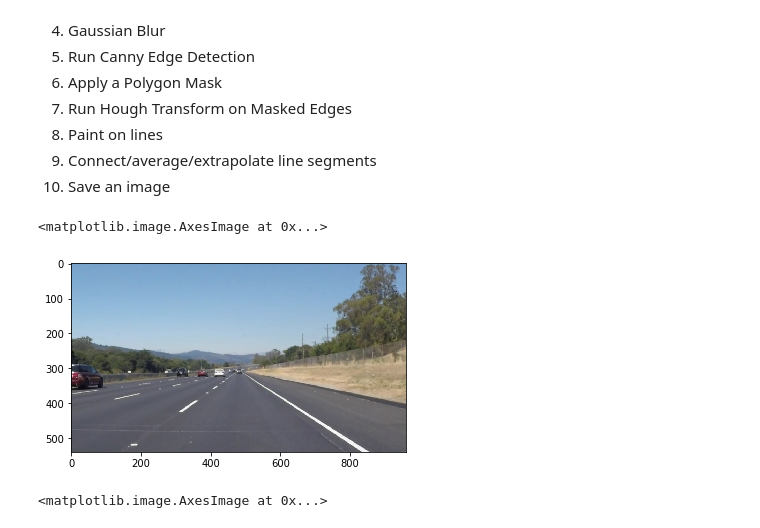
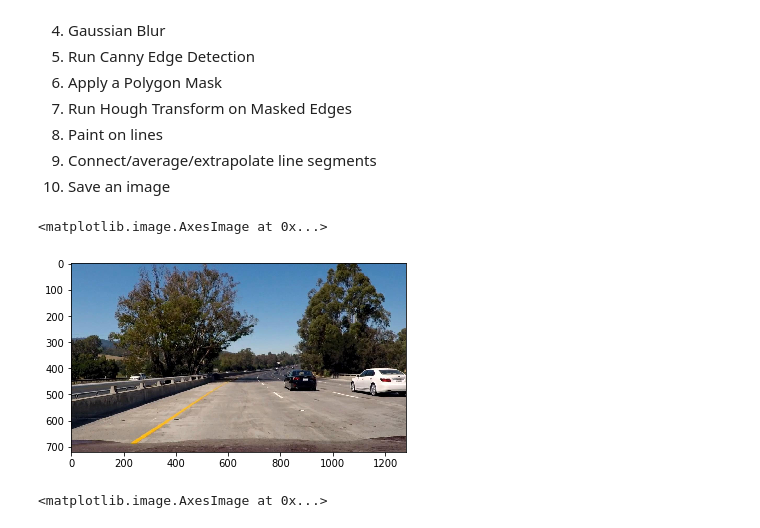
Before and after one commit to octokat/CarND-LaneLines-P1, a Jupyter notebook: P1.ipynb, the cells around one changed output. Saved outputs shown, nothing was run; the diff lists cells and outputs as text; code cells hidden in the pictures.

Commit message:
challenge video frame, changed writeup_template.md

```diff
--- a/P1.ipynb
+++ b/P1.ipynb
@@ -210,15 +210,16 @@ Try tuning the various parameters, especially the low and high Canny thresholds
 # %%
 # Read in image
 import matplotlib.pyplot as plt
 import matplotlib.image as mpimg
 import numpy as np
 import cv2
 
-initial_image = mpimg.imread('test_images/solidWhiteRight.jpg')
+#initial_image = mpimg.imread('test_images/solidWhiteRight.jpg')
+initial_image = mpimg.imread('challenge_t5.jpeg')
 plt.imshow(initial_image)
 # %% [output]
 <matplotlib.image.AxesImage at 0x...>
-[figure, old version]
+[figure, new version]
 # %%
 # Convert image to greyscale
 
```
Also changed, not shown: parts of 5 cells of this notebook, 3 other files.
